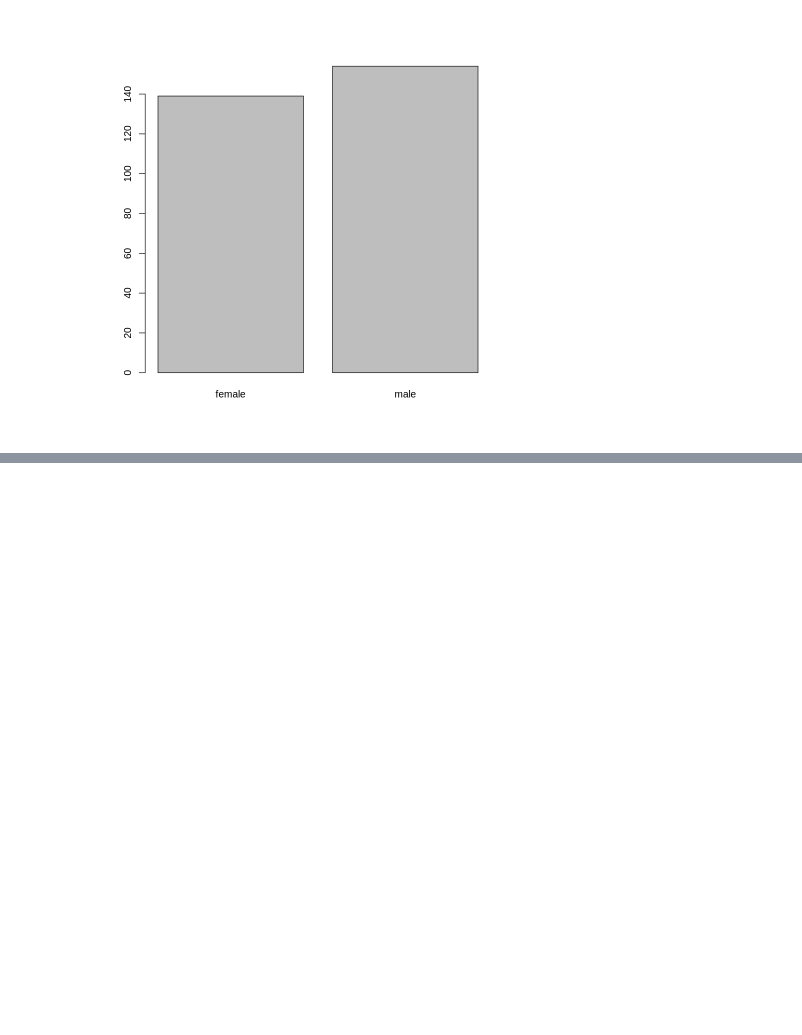
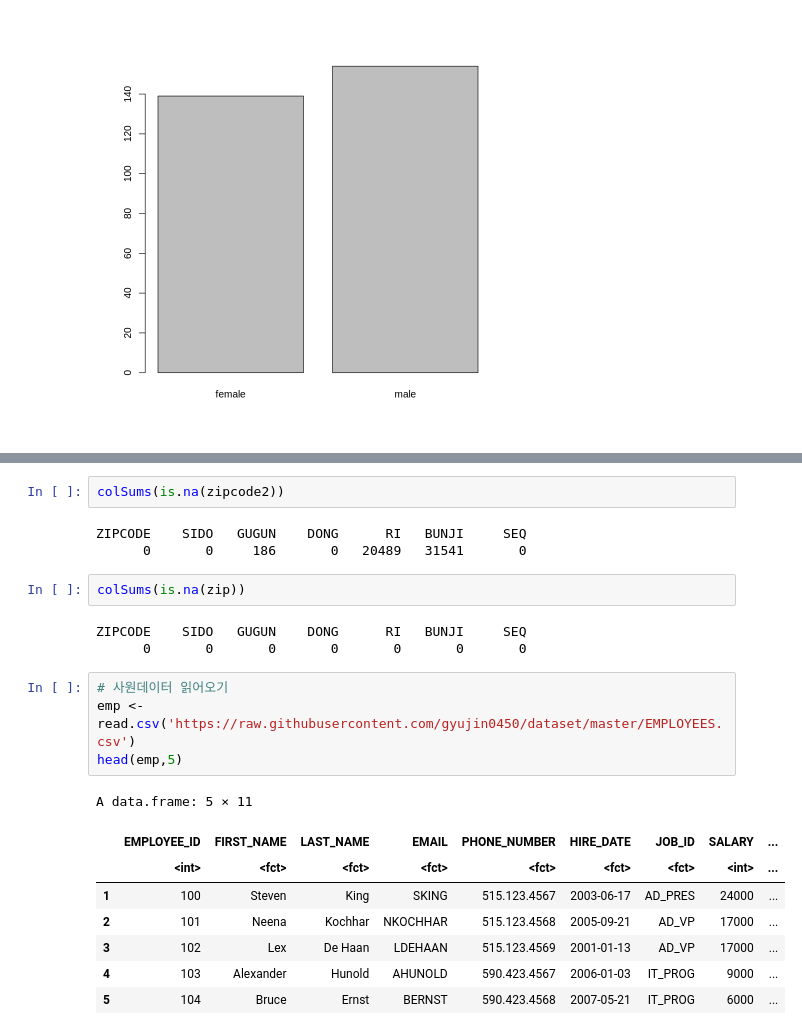
Before and after one commit to gyujin0450/Rstudy, a Jupyter notebook: R201_데이터전처리.ipynb, the cells around one changed output, grey strips where cells are left out. Saved outputs shown, nothing was run; the diff lists cells and outputs as text; blank space fills up the shorter version.

```diff
--- a/R201_데이터전처리.ipynb
+++ b/R201_데이터전처리.ipynb
@@ -201,0 +261,23 @@ barplot(frq_sex)
+# %%
+colSums(is.na(zipcode2))
+# %% [output]
+ZIPCODE    SIDO   GUGUN    DONG      RI   BUNJI     SEQ
+      0       0     186       0   20489   31541       0
+# %%
+colSums(is.na(zip))
+# %% [output]
+ZIPCODE    SIDO   GUGUN    DONG      RI   BUNJI     SEQ
+      0       0       0       0       0       0       0
+# %%
+# 사원데이터 읽어오기
+emp <- read.csv('https://raw.githubusercontent.com/gyujin0450/dataset/master/EMPLOYEES.csv')
+head(emp,5)
+# %% [output]
+A data.frame: 5 × 11
+|  | EMPLOYEE_ID | FIRST_NAME | LAST_NAME | EMAIL | PHONE_NUMBER | HIRE_DATE | JOB_ID | SALARY | ... |
+|  | <int> | <fct> | <fct> | <fct> | <fct> | <fct> | <fct> | <int> | ... |
+| 1 | 100 | Steven | King | SKING | 515.123.4567 | 2003-06-17 | AD_PRES | 24000 | ... |
+| 2 | 101 | Neena | Kochhar | NKOCHHAR | 515.123.4568 | 2005-09-21 | AD_VP | 17000 | ... |
+| 3 | 102 | Lex | De Haan | LDEHAAN | 515.123.4569 | 2001-01-13 | AD_VP | 17000 | ... |
+| 4 | 103 | Alexander | Hunold | AHUNOLD | 590.423.4567 | 2006-01-03 | IT_PROG | 9000 | ... |
+| 5 | 104 | Bruce | Ernst | BERNST | 590.423.4568 | 2007-05-21 | IT_PROG | 6000 | ... |
```
Also changed, not shown: parts of 15 cells of this notebook.
